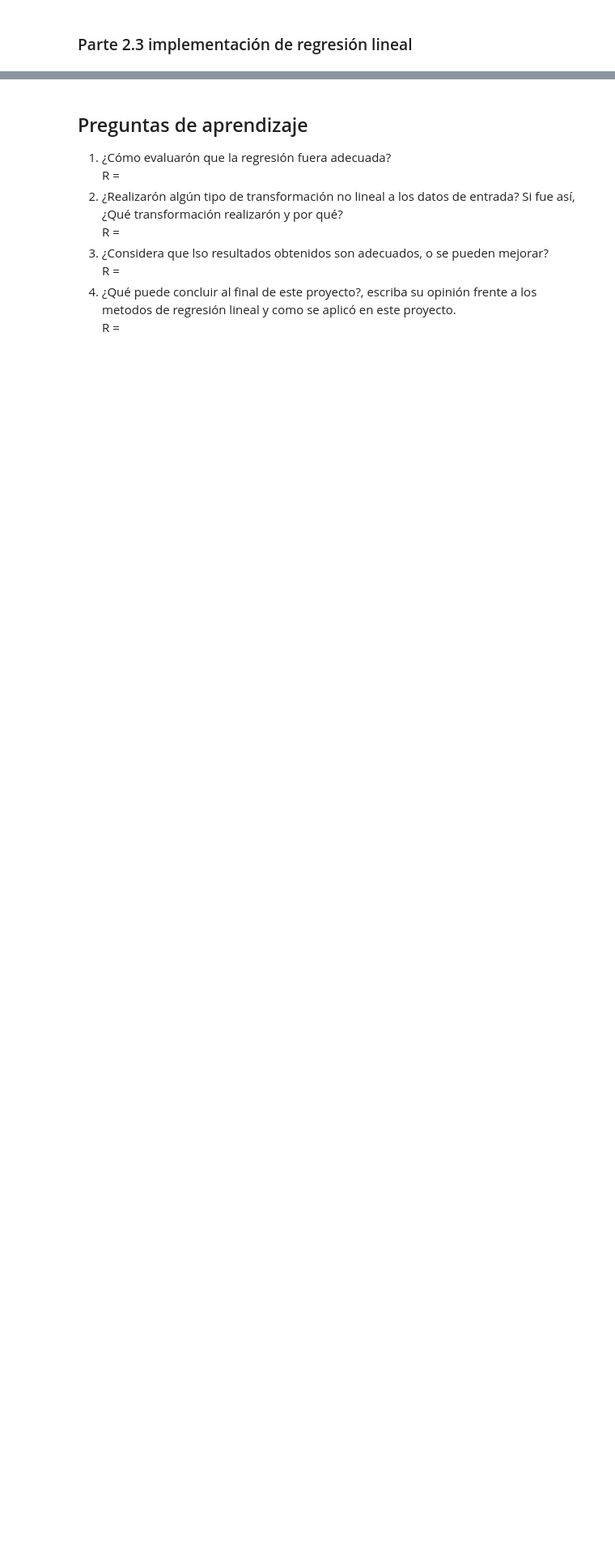
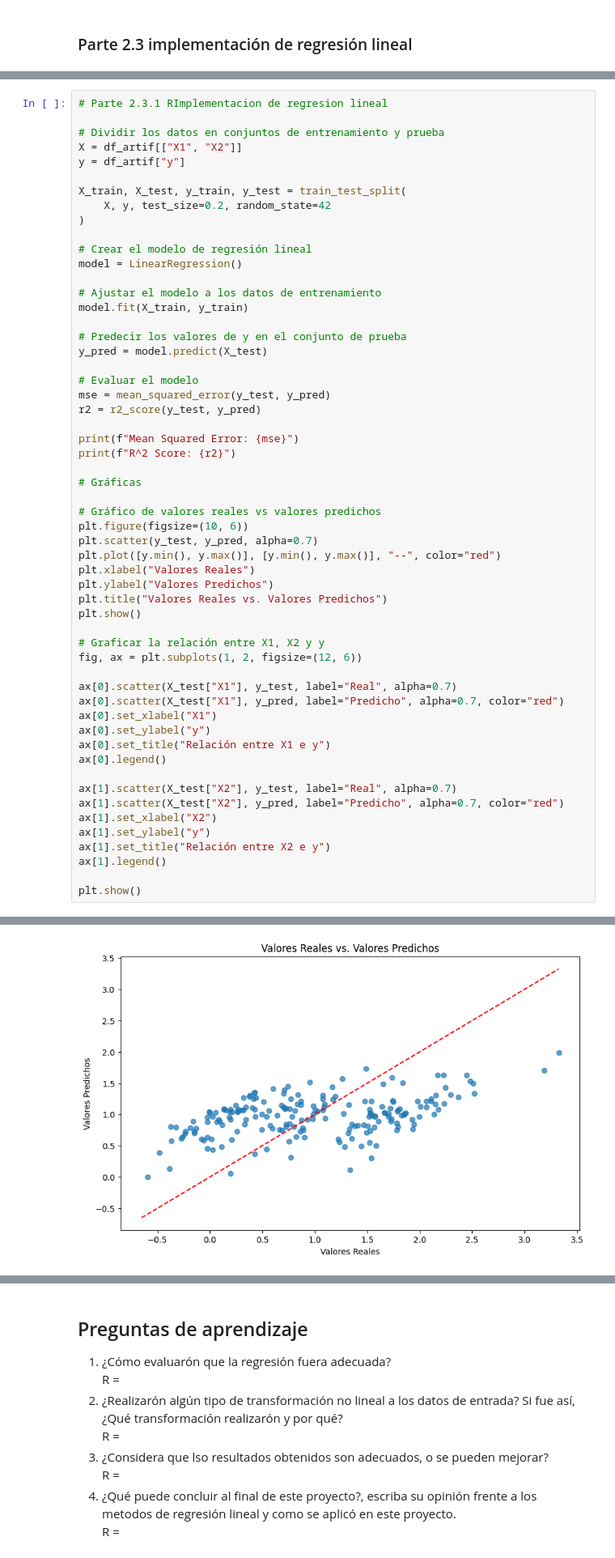
Before and after one commit to jclavijomartinez/IA2430, a Jupyter notebook: Proyecto1/JUAN-CLAVIJO-Proyecto1.ipynb, the cells around one changed output, grey strips where cells are left out. Shown at 81% size. Cells and saved outputs as stored; diff of their text form; blank space fills up the shorter version.

```diff
--- a/Proyecto1/JUAN-CLAVIJO-Proyecto1.ipynb
+++ b/Proyecto1/JUAN-CLAVIJO-Proyecto1.ipynb
@@ -386,0 +377,57 @@ placeholder
+# %%
+# Parte 2.3.1 RImplementacion de regresion lineal
+
+# Dividir los datos en conjuntos de entrenamiento y prueba
+X = df_artif[["X1", "X2"]]
+y = df_artif["y"]
+
+X_train, X_test, y_train, y_test = train_test_split(
+    X, y, test_size=0.2, random_state=42
+)
+
+# Crear el modelo de regresión lineal
+model = LinearRegression()
+
+# Ajustar el modelo a los datos de entrenamiento
+model.fit(X_train, y_train)
+
+# Predecir los valores de y en el conjunto de prueba
+y_pred = model.predict(X_test)
+
+# Evaluar el modelo
+mse = mean_squared_error(y_test, y_pred)
+r2 = r2_score(y_test, y_pred)
+
+print(f"Mean Squared Error: {mse}")
+print(f"R^2 Score: {r2}")
+
+# Gráficas
+
+# Gráfico de valores reales vs valores predichos
+plt.figure(figsize=(10, 6))
+plt.scatter(y_test, y_pred, alpha=0.7)
+plt.plot([y.min(), y.max()], [y.min(), y.max()], "--", color="red")
+plt.xlabel("Valores Reales")
+plt.ylabel("Valores Predichos")
+plt.title("Valores Reales vs. Valores Predichos")
+plt.show()
+
+# Graficar la relación entre X1, X2 y y
+fig, ax = plt.subplots(1, 2, figsize=(12, 6))
+
+ax[0].scatter(X_test["X1"], y_test, label="Real", alpha=0.7)
+ax[0].scatter(X_test["X1"], y_pred, label="Predicho", alpha=0.7, color="red")
+ax[0].set_xlabel("X1")
+ax[0].set_ylabel("y")
+ax[0].set_title("Relación entre X1 e y")
+ax[0].legend()
+
+ax[1].scatter(X_test["X2"], y_test, label="Real", alpha=0.7)
+ax[1].scatter(X_test["X2"], y_pred, label="Predicho", alpha=0.7, color="red")
+ax[1].set_xlabel("X2")
+ax[1].set_ylabel("y")
+ax[1].set_title("Relación entre X2 e y")
+ax[1].legend()
+
+plt.show()
+# %% [output]
@@ -386,0 +436 @@ placeholder
+[figure, added]
```
Also changed, not shown: parts of 4 cells of this notebook.
